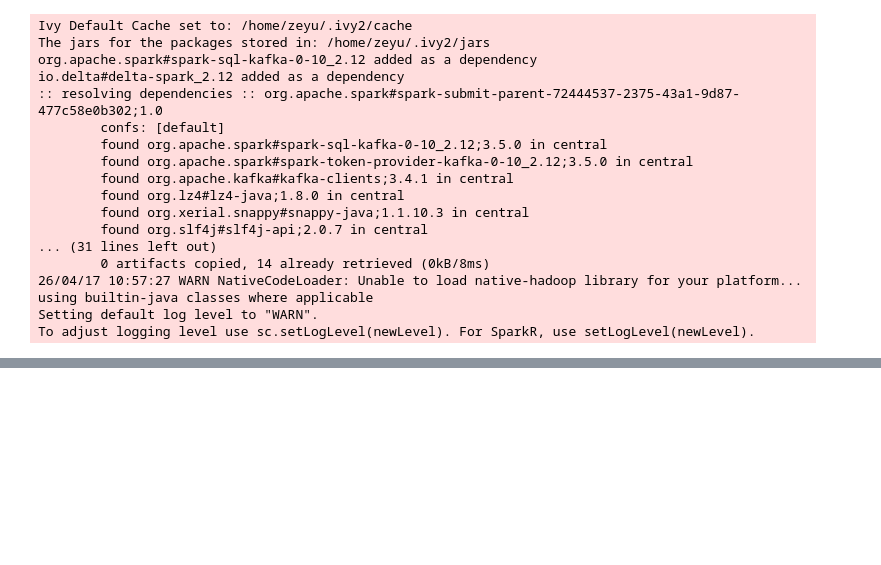
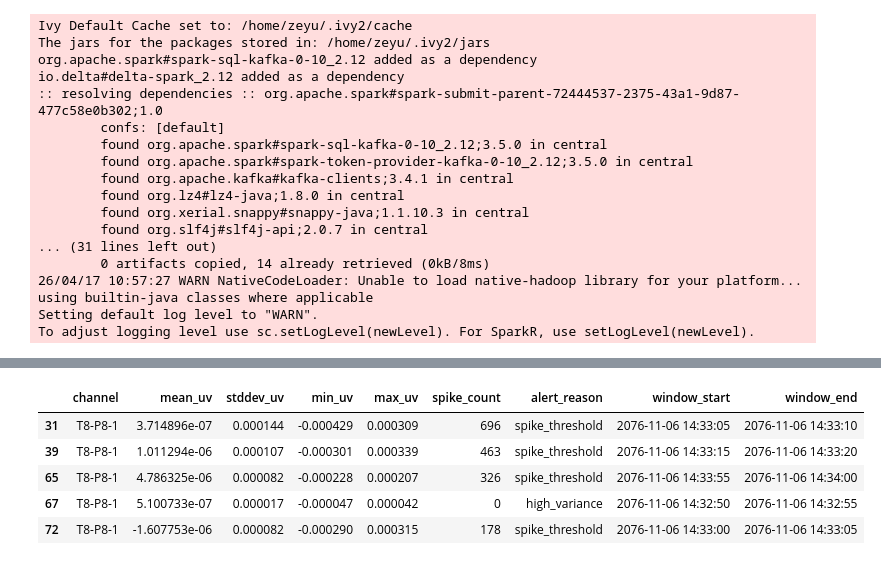
Before and after one commit to realestzeyu/seizure-detection-eeg, a Jupyter notebook: exploration.ipynb, the cells around one changed output, grey strips where cells are left out. Saved outputs shown, nothing was run; the diff lists cells and outputs as text; code cells hidden in the pictures; blank space fills up the shorter version.

```diff
--- a/exploration.ipynb
+++ b/exploration.ipynb
@@ -208,0 +202,10 @@ only showing top 20 rows
+# %%
+df_filtered = df[df["channel"] == "T8-P8-1"]
+df_filtered.head(5)
+# %% [output]
+|  | channel | mean_uv | stddev_uv | min_uv | max_uv | spike_count | alert_reason | window_start | window_end |
+| 31 | T8-P8-1 | 3.714896e-07 | 0.000144 | -0.000429 | 0.000309 | 696 | spike_threshold | 2076-11-06 14:33:05 | 2076-11-06 14:33:10 |
+| 39 | T8-P8-1 | 1.011294e-06 | 0.000107 | -0.000301 | 0.000339 | 463 | spike_threshold | 2076-11-06 14:33:15 | 2076-11-06 14:33:20 |
+| 65 | T8-P8-1 | 4.786325e-06 | 0.000082 | -0.000228 | 0.000207 | 326 | spike_threshold | 2076-11-06 14:33:55 | 2076-11-06 14:34:00 |
+| 67 | T8-P8-1 | 5.100733e-07 | 0.000017 | -0.000047 | 0.000042 | 0 | high_variance | 2076-11-06 14:32:50 | 2076-11-06 14:32:55 |
+| 72 | T8-P8-1 | -1.607753e-06 | 0.000082 | -0.000290 | 0.000315 | 178 | spike_threshold | 2076-11-06 14:33:00 | 2076-11-06 14:33:05 |
```
Also changed, not shown: parts of 1 cell of this notebook, 9 other files.
